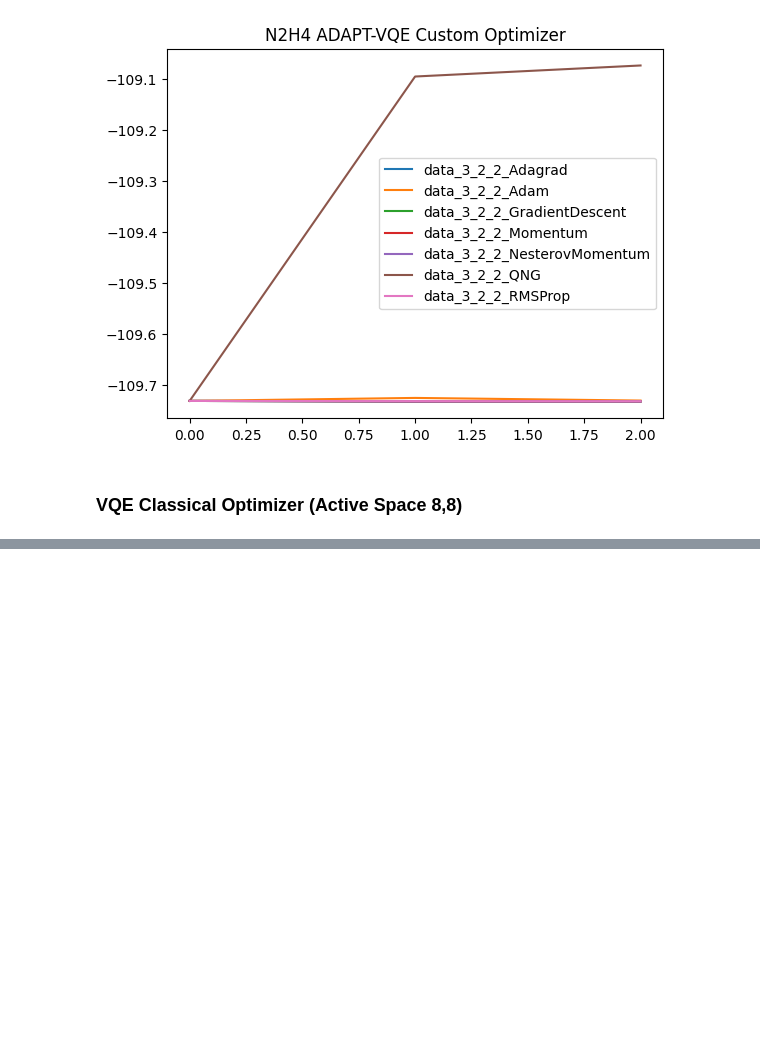
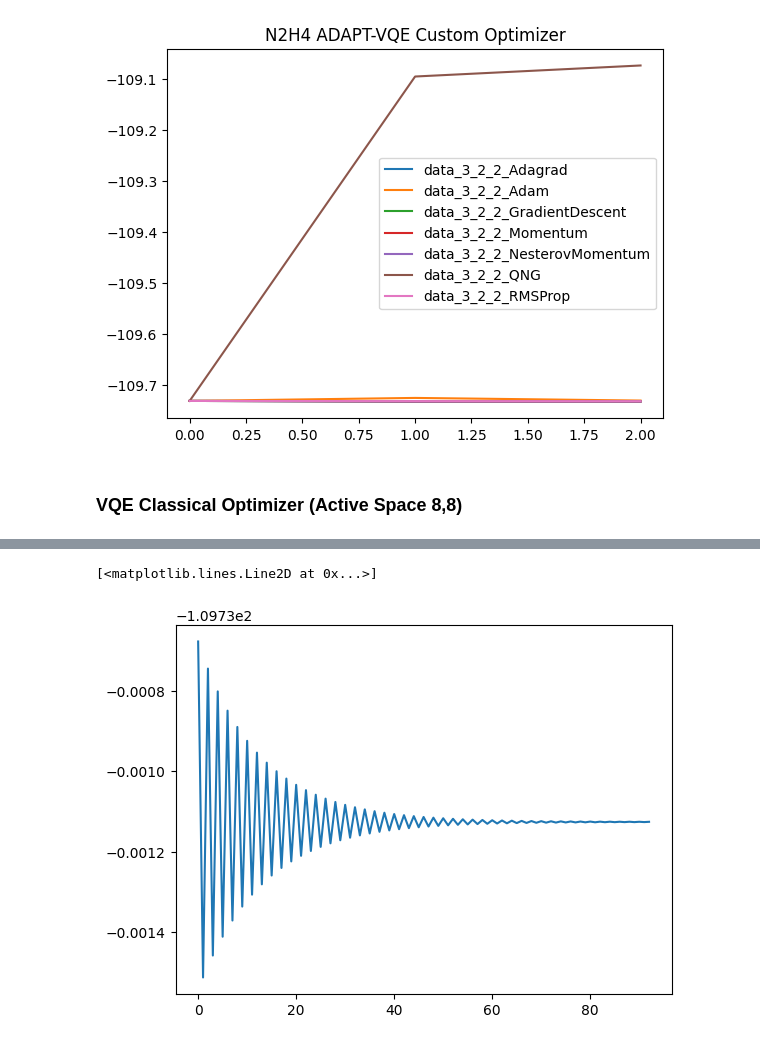
Before and after one commit to azhar-ikhtiarudin/variational-quantum-eigensolver, a Jupyter notebook: PennyLane/N2H4/custom_vqe/data/optimizer/custom_vqe_visualizer.ipynb, the cells around one changed output, grey strips where cells are left out. Cells and saved outputs as stored; diff of their text form; code cells hidden in the pictures; blank space fills up the shorter version.

```diff
--- a/PennyLane/N2H4/custom_vqe/data/optimizer/custom_vqe_visualizer.ipynb
+++ b/PennyLane/N2H4/custom_vqe/data/optimizer/custom_vqe_visualizer.ipynb
@@ -67,0 +67,5 @@ plt.show()
+# %%
+plt.plot(data_3_8_8_Adam, label='AdamOptimizer')
+# %% [output]
+[<matplotlib.lines.Line2D at 0x...>]
+[figure, added]
```
Also changed, not shown: parts of 2 cells of this notebook, 6 other files.
